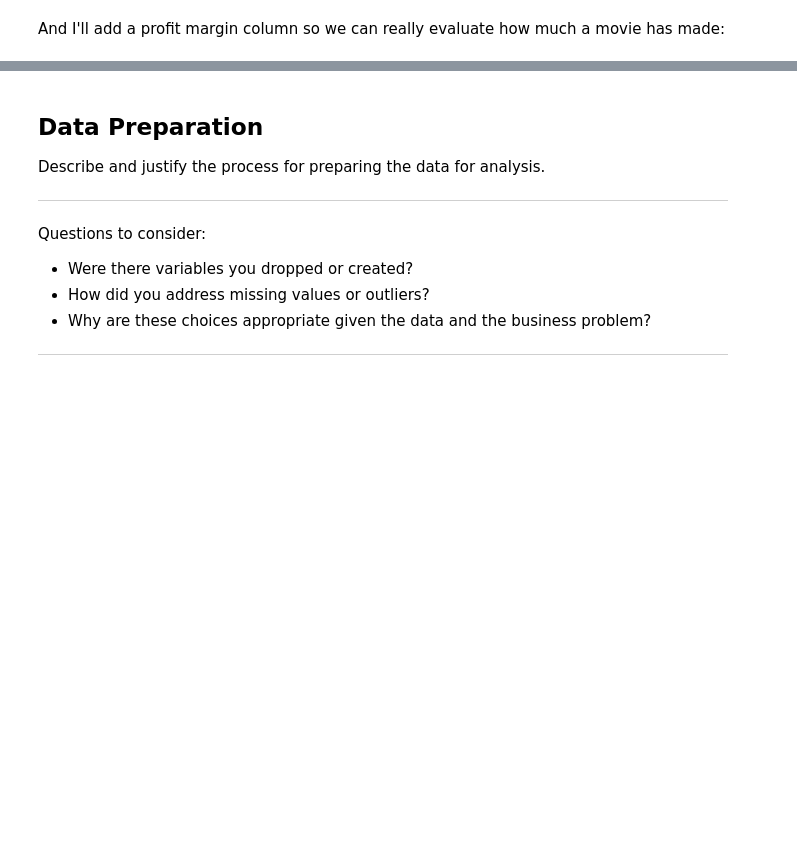
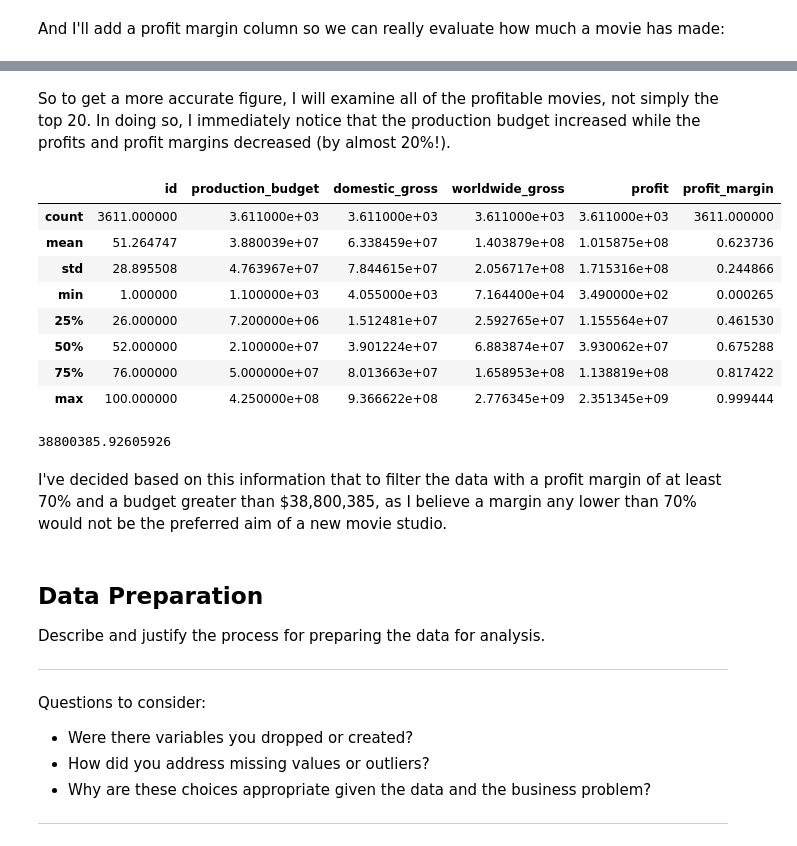
Before and after one commit to samtuleen/Phase1-Microsoft-Movie-Analysis-Project, a Jupyter notebook: Microsoft-Movie-Analysis.ipynb, the cells around one changed output, grey strips where cells are left out. Saved outputs shown, nothing was run; the diff lists cells and outputs as text; code cells hidden in the pictures; blank space fills up the shorter version.

```diff
--- a/Microsoft-Movie-Analysis.ipynb
+++ b/Microsoft-Movie-Analysis.ipynb
@@ -182,0 +219,20 @@ plt.title('Movie Budget vs Movie Profit for Profitable Movies', fontsize=14);
+# %% [markdown]
+So to get a more accurate figure, I will examine all of the profitable movies, not simply the top 20. In doing so, I immediately notice that the production budget increased while the profits and profit margins decreased (by almost 20%!).
+# %%
+movies_ranked.describe()
+# %% [output]
+|  | id | production_budget | domestic_gross | worldwide_gross | profit | profit_margin |
+| count | 3611.000000 | 3.611000e+03 | 3.611000e+03 | 3.611000e+03 | 3.611000e+03 | 3611.000000 |
+| mean | 51.264747 | 3.880039e+07 | 6.338459e+07 | 1.403879e+08 | 1.015875e+08 | 0.623736 |
+| std | 28.895508 | 4.763967e+07 | 7.844615e+07 | 2.056717e+08 | 1.715316e+08 | 0.244866 |
+| min | 1.000000 | 1.100000e+03 | 4.055000e+03 | 7.164400e+04 | 3.490000e+02 | 0.000265 |
+| 25% | 26.000000 | 7.200000e+06 | 1.512481e+07 | 2.592765e+07 | 1.155564e+07 | 0.461530 |
+| 50% | 52.000000 | 2.100000e+07 | 3.901224e+07 | 6.883874e+07 | 3.930062e+07 | 0.675288 |
+| 75% | 76.000000 | 5.000000e+07 | 8.013663e+07 | 1.658953e+08 | 1.138819e+08 | 0.817422 |
+| max | 100.000000 | 4.250000e+08 | 9.366622e+08 | 2.776345e+09 | 2.351345e+09 | 0.999444 |
+# %%
+movies_ranked['production_budget'].mean()
+# %% [output]
+38800385.92605926
+# %% [markdown]
+I've decided based on this information that to filter the data with a profit margin of at least 70% and a budget greater than $38,800,385, as I believe a margin any lower than 70% would not be the preferred aim of a new movie studio.
```
Also changed, not shown: parts of 13 cells of this notebook.
